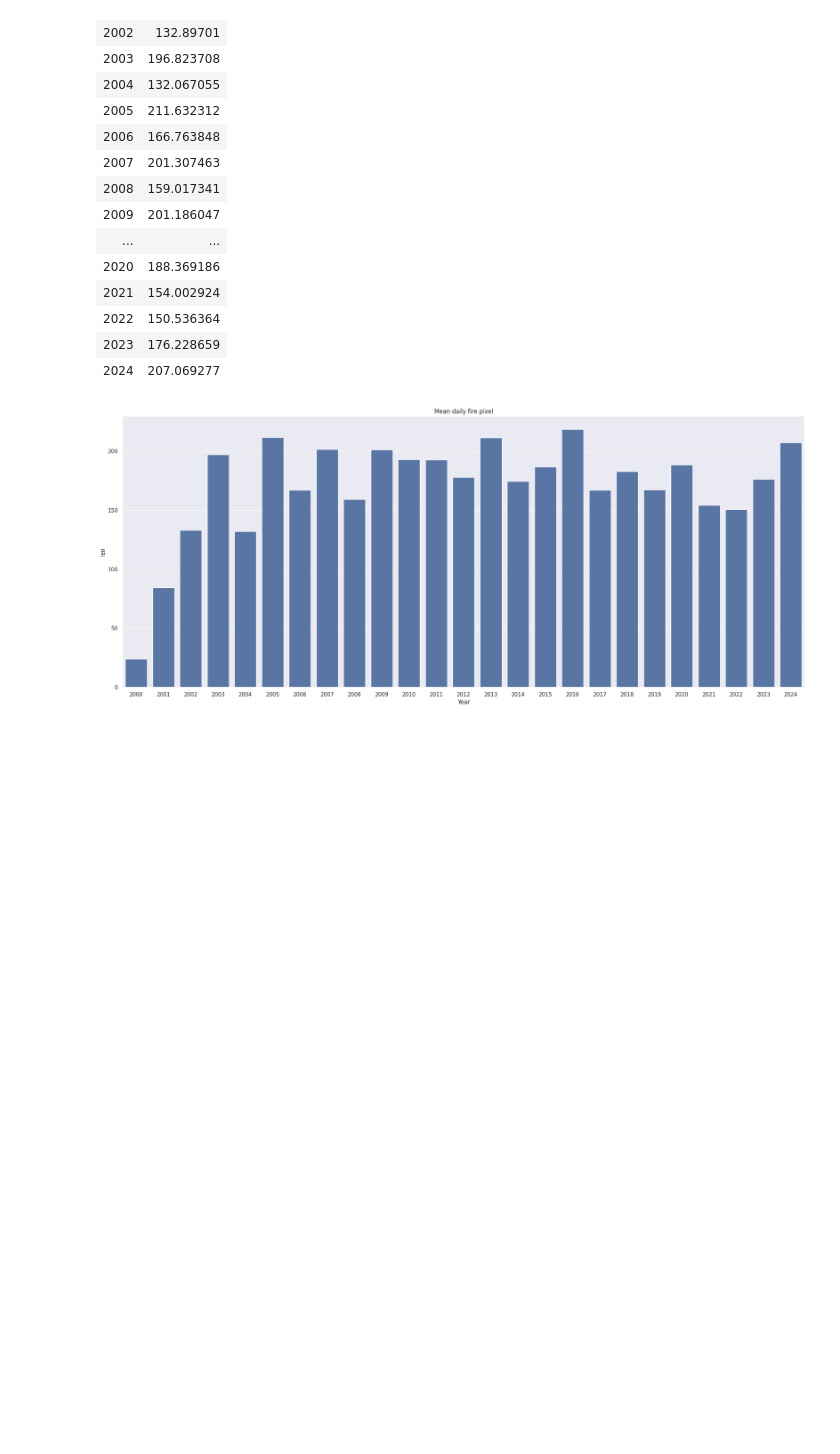
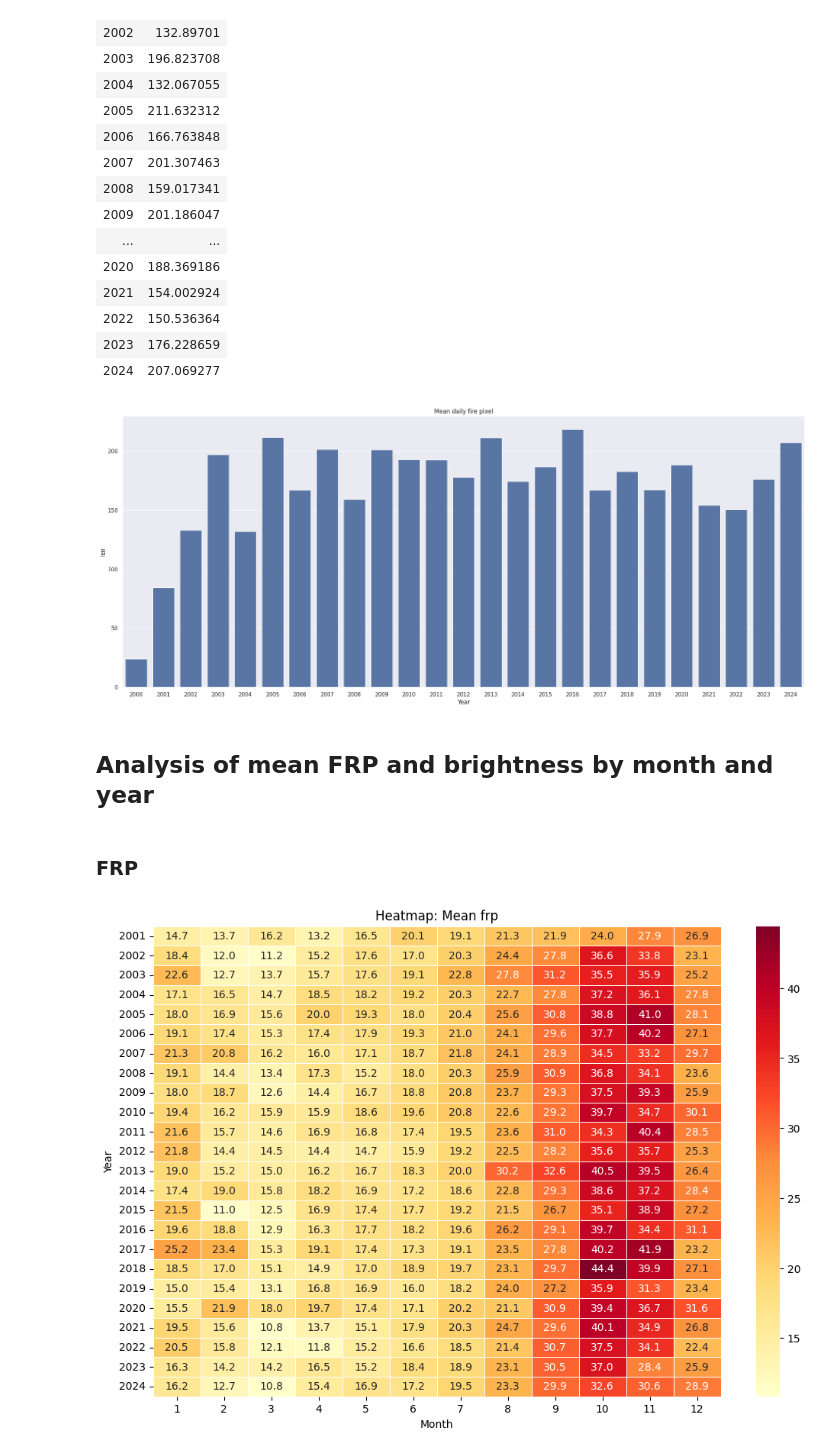
Before and after one commit to ShadeyFadjo/fire_AI_project_LIAM, a Jupyter notebook: notebooks/csv_NASA/01_exploration.ipynb, the cells around one changed output. Drawn from its saved outputs; the diff is of its cells as text; code cells hidden in the pictures; blank space fills up the shorter version.

```diff
--- a/notebooks/csv_NASA/01_exploration.ipynb
+++ b/notebooks/csv_NASA/01_exploration.ipynb
@@ -169,3 +175,5 @@ plt.title('Mean daily fire pixel')
 plt.show()
 # %% [output]
 [figure]
+# %% [markdown]
+## Analysis of mean FRP and brightness by month and year
@@ -171,0 +207,30 @@ plt.show()
+# %%
+def heatmap(df_final,str):
+  df_long = df_final.melt(id_vars="month", variable_name="year", value_name="value")
+  df_long = df_long.with_columns(pl.col("year").cast(pl.Int32))
+  heatmap_data = df_long.pivot(
+    index="month",
+    columns="year",
+    values="value"
+  ).sort("month")
+  plt.figure(figsize=(12, 8))
+
+  sns.heatmap(
+      data=df_long.to_pandas().pivot(index="year", columns="month", values="value"),
+      annot=True,
+      fmt=".1f",
+      cmap="YlOrRd",
+      linewidths=0.5,
+  )
+
+  plt.title("Heatmap: Mean "+ str)
+  plt.xlabel("Month")
+  plt.ylabel("Year")
+  plt.show()
+# %% [markdown]
+### FRP
+# %%
+column='frp'
+heatmap(df_by_month_and_year(column),column)
+# %% [output]
+[figure, added]
```
Also changed, not shown: parts of 9 cells of this notebook, 1 other file.
